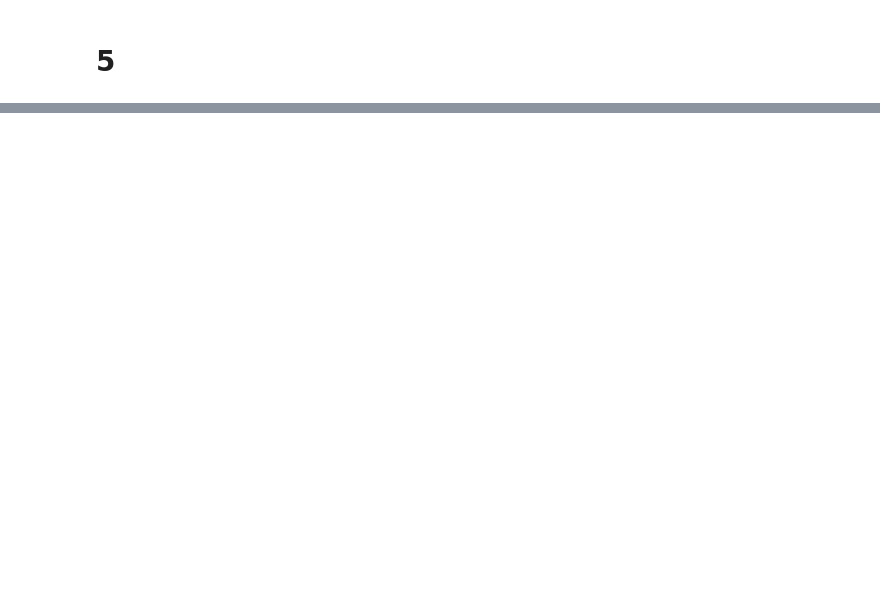
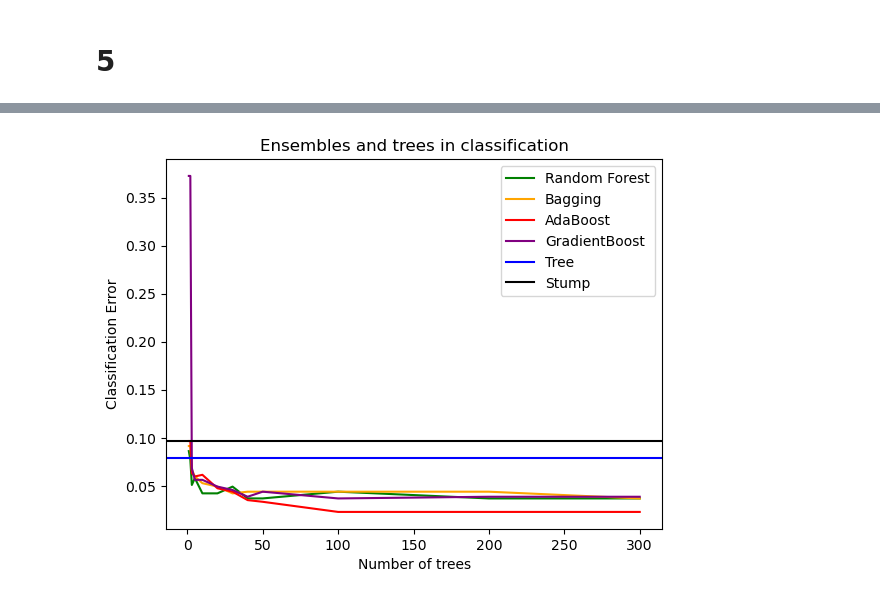
Before and after one commit to TheNoobGoda/ml, a Jupyter notebook: lab7.ipynb, the cells around one changed output, grey strips where cells are left out. Drawn from its saved outputs; the diff is of its cells as text; code cells hidden in the pictures; blank space fills up the shorter version.

```diff
--- a/lab7.ipynb
+++ b/lab7.ipynb
@@ -203,0 +228,59 @@ print(f"{scores_rt}\n{scores_bag}\n{scores_ada}")
+# %%
+data = load_breast_cancer()
+X = data.data
+y = data.target
+
+nfolds = 5
+RFfeat = int(np.sqrt(X.shape[1]))
+ntree = np.array([1, 2, 3, 5, 10, 20, 30, 40, 50, 100, 200, 300])
+
+
+def score_gbc_class(m):
+    model = GradientBoostingClassifier(n_estimators=m, learning_rate=0.1, max_depth=3)
+    return np.mean(1-cross_val_score(model, X, y, cv=nfolds))
+
+
+def score_ada_class(m):
+    model = AdaBoostClassifier(n_estimators=m,algorithm='SAMME')
+    return np.mean(1-cross_val_score(model, X, y, cv=nfolds))
+
+
+def score_tree_class(depth=1):
+    model = DecisionTreeClassifier(max_depth=depth)
+    return np.mean(1-cross_val_score(model, X, y, cv=nfolds))
+
+
+def score_rf_class(nt):
+    model = RandomForestClassifier(n_estimators=nt, max_features=RFfeat)
+    return np.mean(1-cross_val_score(model, X, y, cv=nfolds))
+
+
+def score_bag_class(nt):
+    model = BaggingClassifier(n_estimators=nt)
+    return np.mean(1-cross_val_score(model, X, y, cv=nfolds))
+
+
+error_rf_class = list(map(score_rf_class, ntree))
+error_bag_class = list(map(score_bag_class, ntree))
+error_ada_class = list(map(score_ada_class, ntree))
+error_gbc_class = list(map(score_gbc_class, ntree))
+
+error_tree = score_tree_class(None)
+error_decision_stump = score_tree_class(1)
+
+error_decision_stump
+
+plt.plot(ntree, error_rf_class, color='green')
+plt.plot(ntree, error_bag_class, color='orange')
+plt.plot(ntree, error_ada_class, color='red')
+plt.plot(ntree, error_gbc_class, color='purple')
+plt.axhline(error_tree, color='blue')
+plt.axhline(error_decision_stump, color='black')
+plt.legend(['Random Forest', 'Bagging', 'AdaBoost',
+           'GradientBoost', 'Tree', 'Stump'])
+plt.xlabel('Number of trees')
+plt.ylabel('Classification Error')
+plt.title('Ensembles and trees in classification')
+plt.show()
+# %% [output]
+[figure, added]
```
Also changed, not shown: parts of 11 cells of this notebook.
